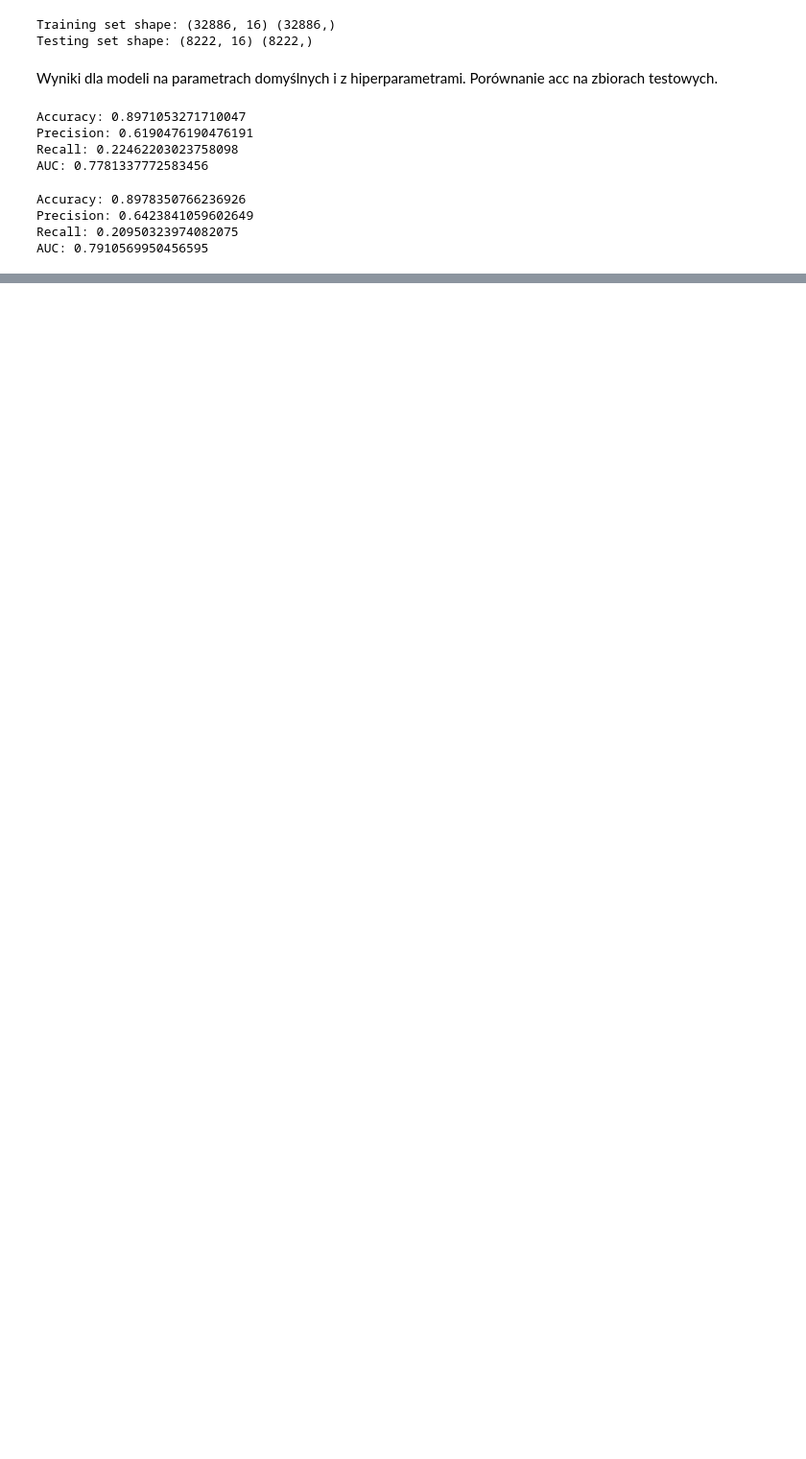
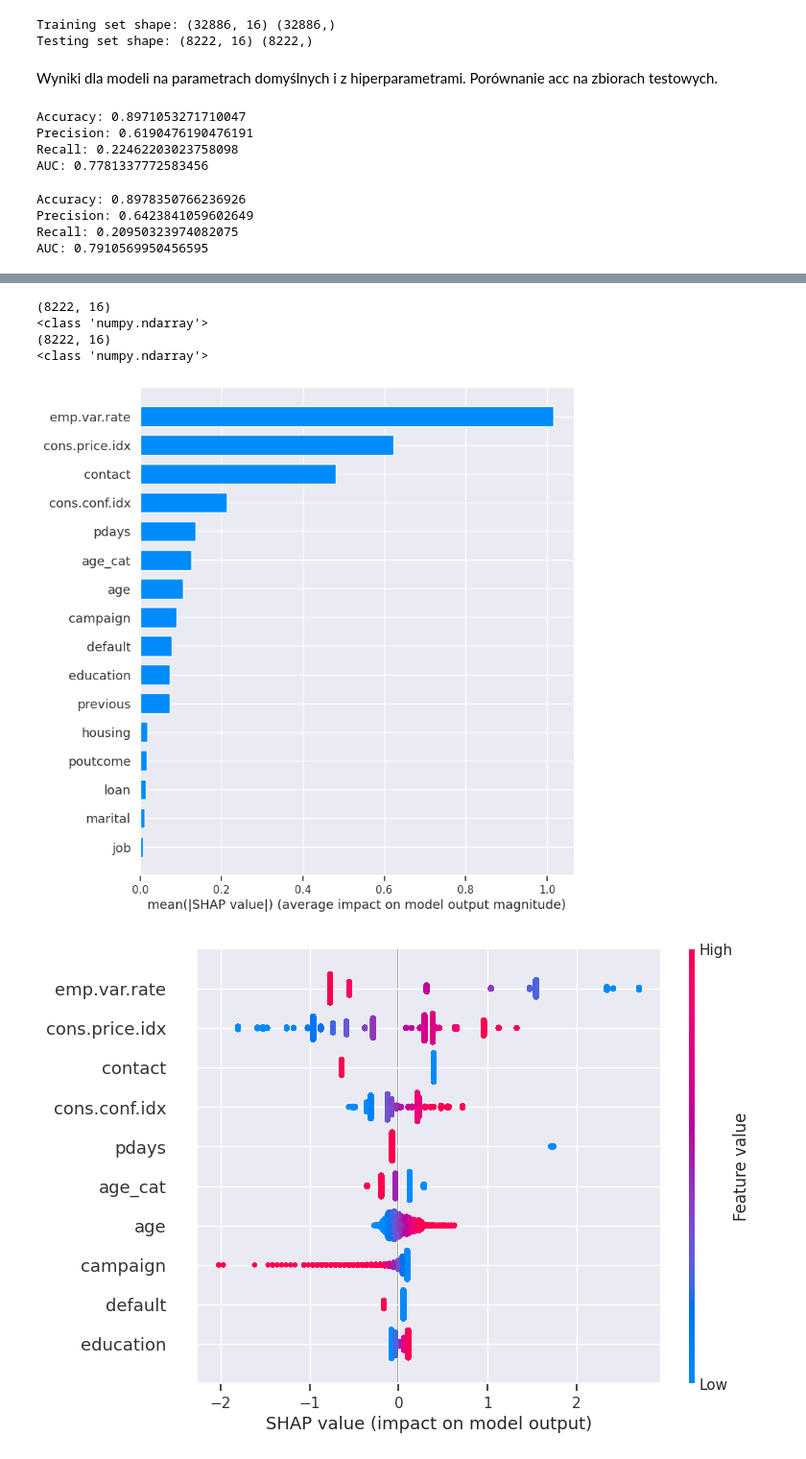
Before and after one commit to Magdalena-B1/ML-different-approaches-to-linear-regression, a Jupyter notebook: notebook4f11fd9960.ipynb, the cells around one changed output, grey strips where cells are left out. Shown at 96% size. Cells and saved outputs as stored; diff of their text form; code cells hidden in the pictures; blank space fills up the shorter version.

```diff
--- a/notebook4f11fd9960.ipynb
+++ b/notebook4f11fd9960.ipynb
@@ -343,0 +439,17 @@ print(feature_df)
+# %%
+masker = shap.maskers.Independent(data = X_test)
+explainer = shap.LinearExplainer(model_best,masker=masker )#feature_perturbation='tree_path_dependent')
+shap_values = explainer.shap_values(X_test)#.reshape(2, 8238, 38)
+print(np.shape(shap_values))
+print(type(shap_values))
+print(np.shape(X_test))
+print(type(X_test))
+shap.summary_plot(shap_values, X_test, plot_type= "bar", feature_names=feature_names, max_display=len(feature_names))
+shap.summary_plot(shap_values, X_test, feature_names=feature_names, max_display=10)
+# %% [output]
+(8222, 16)
+<class 'numpy.ndarray'>
+(8222, 16)
+<class 'numpy.ndarray'>
+[figure, added]
+[figure, added]
```
Also changed, not shown: parts of 15 cells of this notebook.
